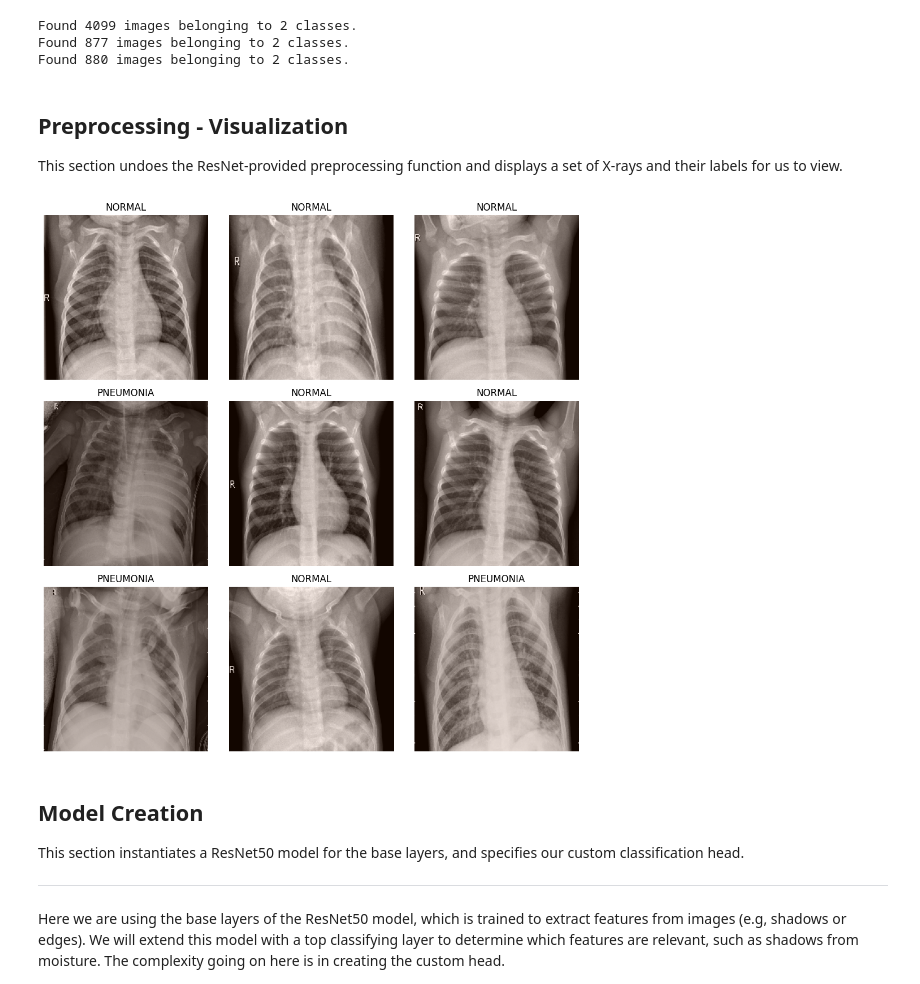
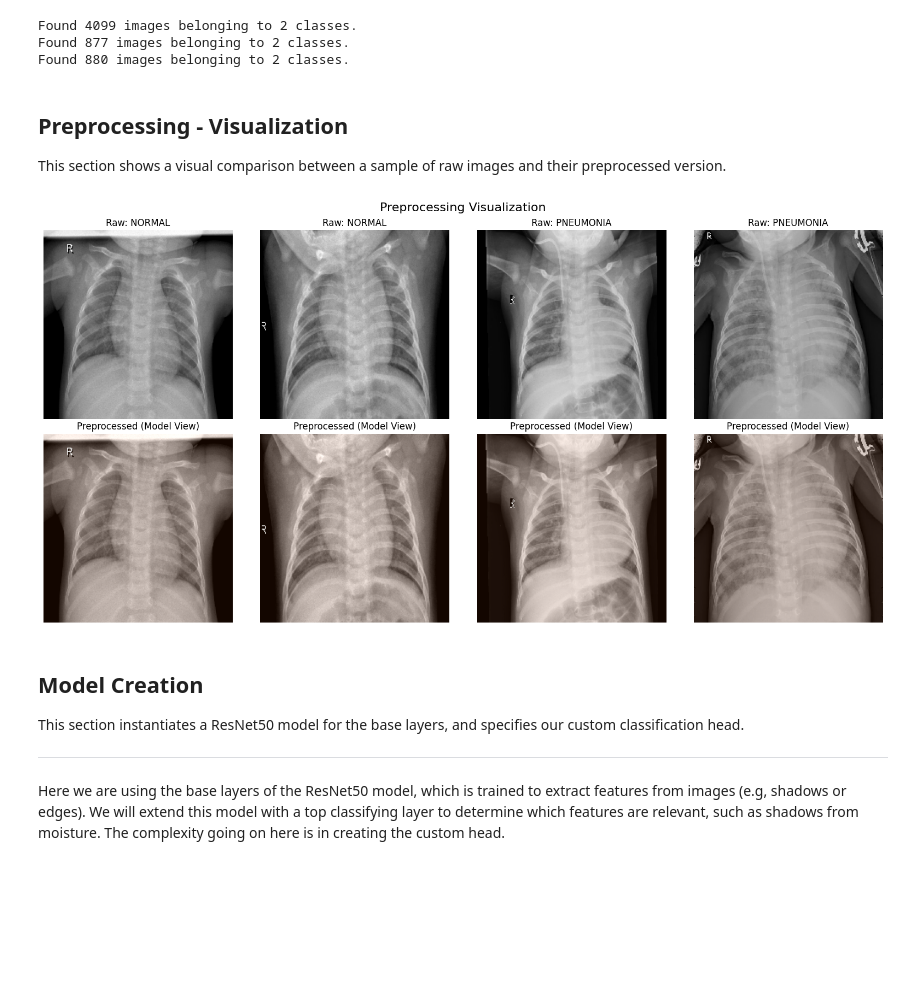
Before and after one commit to arbutler2003/Pneuomonia-Detection-CNN, a Jupyter notebook: chest_xray_pneumonia_detection.ipynb, the cells around one changed output. Saved outputs shown, nothing was run; the diff lists cells and outputs as text; code cells hidden in the pictures; blank space fills up the shorter version.

Commit message:
feat: added visualization for the raw image -> preprocessed -> feature vector and improved documentation across multiple cells.

```diff
--- a/chest_xray_pneumonia_detection.ipynb
+++ b/chest_xray_pneumonia_detection.ipynb
@@ -206,35 +209,43 @@ test_generator = datagen.flow_from_directory(
 Found 4099 images belonging to 2 classes.
 Found 877 images belonging to 2 classes.
 Found 880 images belonging to 2 classes.
-# %% [markdown]
-## **Preprocessing - Visualization**
-This section undoes the ResNet-provided preprocessing function and displays a set of X-rays and their labels for us to view.
+# %% [markdown]
+## **Preprocessing - Visualization**
+This section shows a visual comparison between a sample of raw images and their preprocessed version.
 # %%
 import matplotlib.pyplot as plt
 import numpy as np
 
-# Grab a batch of images and labels
 images, labels = next(train_generator)
 
-# Function to undo ResNet preprocessing just for viewing
-def deprocess(img):
+def deprocess_to_raw(img):
     img = img.copy()
-    img -= img.min()
-    img /= img.max()
-    return img
+    img[..., 0] += 103.939
+    img[..., 1] += 116.779
+    img[..., 2] += 123.68
+    img = img[..., ::-1]
+    return np.clip(img, 0, 255) / 255.0
 
-plt.figure(figsize=(10, 10))
-for i in range(9):
-    plt.subplot(3, 3, i + 1)
-    plt.imshow(deprocess(images[i]))
-    label_name = "PNEUMONIA" if labels[i] == 1.0 else "NORMAL"
-    plt.title(f"{label_name}")
-    plt.axis("off")
+fig, axes = plt.subplots(2, 4, figsize=(16, 8))
+for i in range(4):
+    label_name = 'PNEUMONIA' if labels[i] == 1.0 else 'NORMAL'
 
+    # Raw
+    axes[0, i].imshow(deprocess_to_raw(images[i]))
+    axes[0, i].set_title(f'Raw: {label_name}')
+    axes[0, i].axis('off')
+
+    # Preprocessed
+    display_preprocessed = np.clip((images[i] + 123.68) / 255.0, 0, 1)
+    axes[1, i].imshow(display_preprocessed)
+    axes[1, i].set_title(f'Preprocessed (Model View)')
+    axes[1, i].axis('off')
+
+plt.suptitle("Preprocessing Visualization", fontsize=16)
 plt.tight_layout()
 plt.show()
 # %% [output]
-[figure, old version]
+[figure, new version]
 # %% [markdown]
 ## **Model Creation**
 This section instantiates a ResNet50 model for the base layers, and specifies our custom classification head.
```
Also changed, not shown: parts of 8 cells of this notebook.
